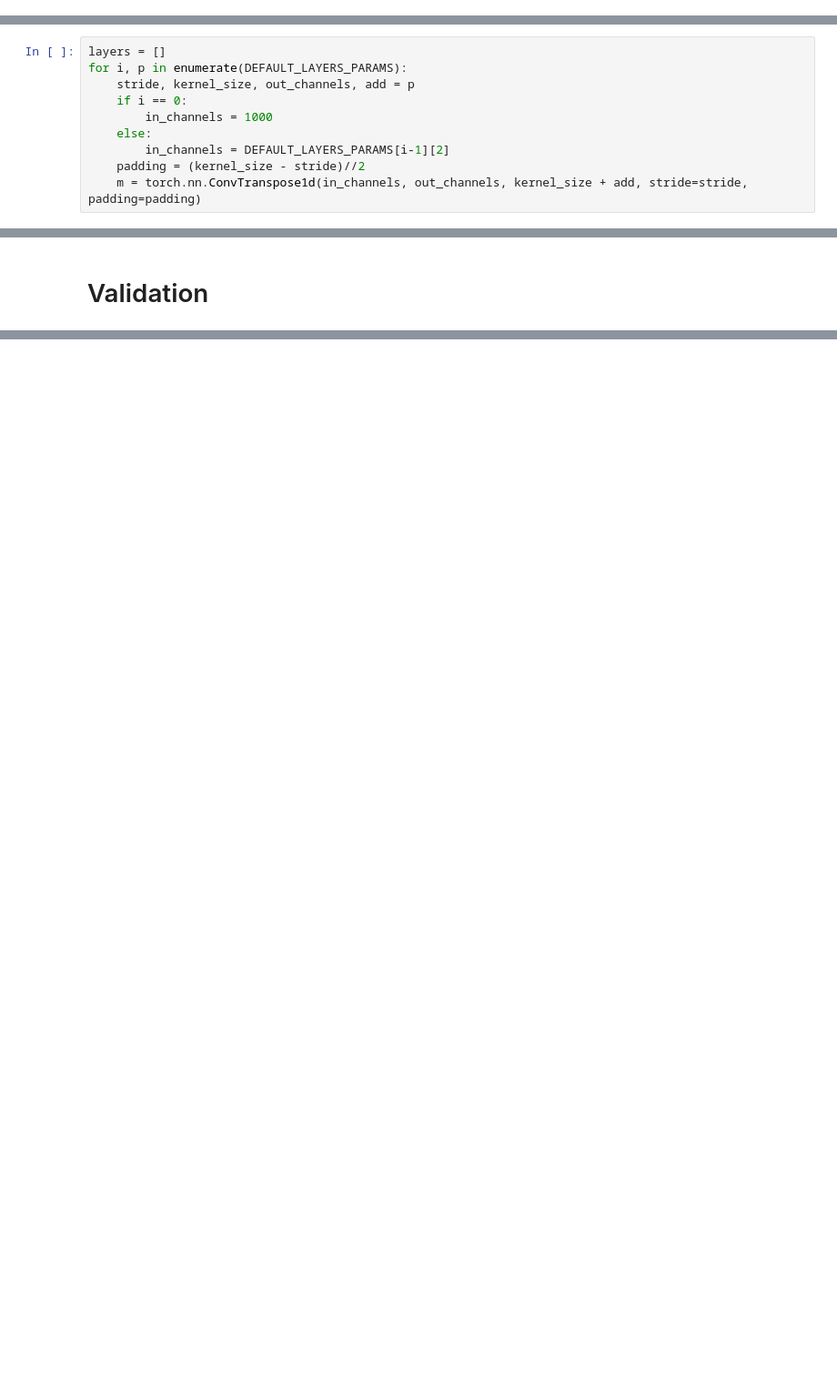
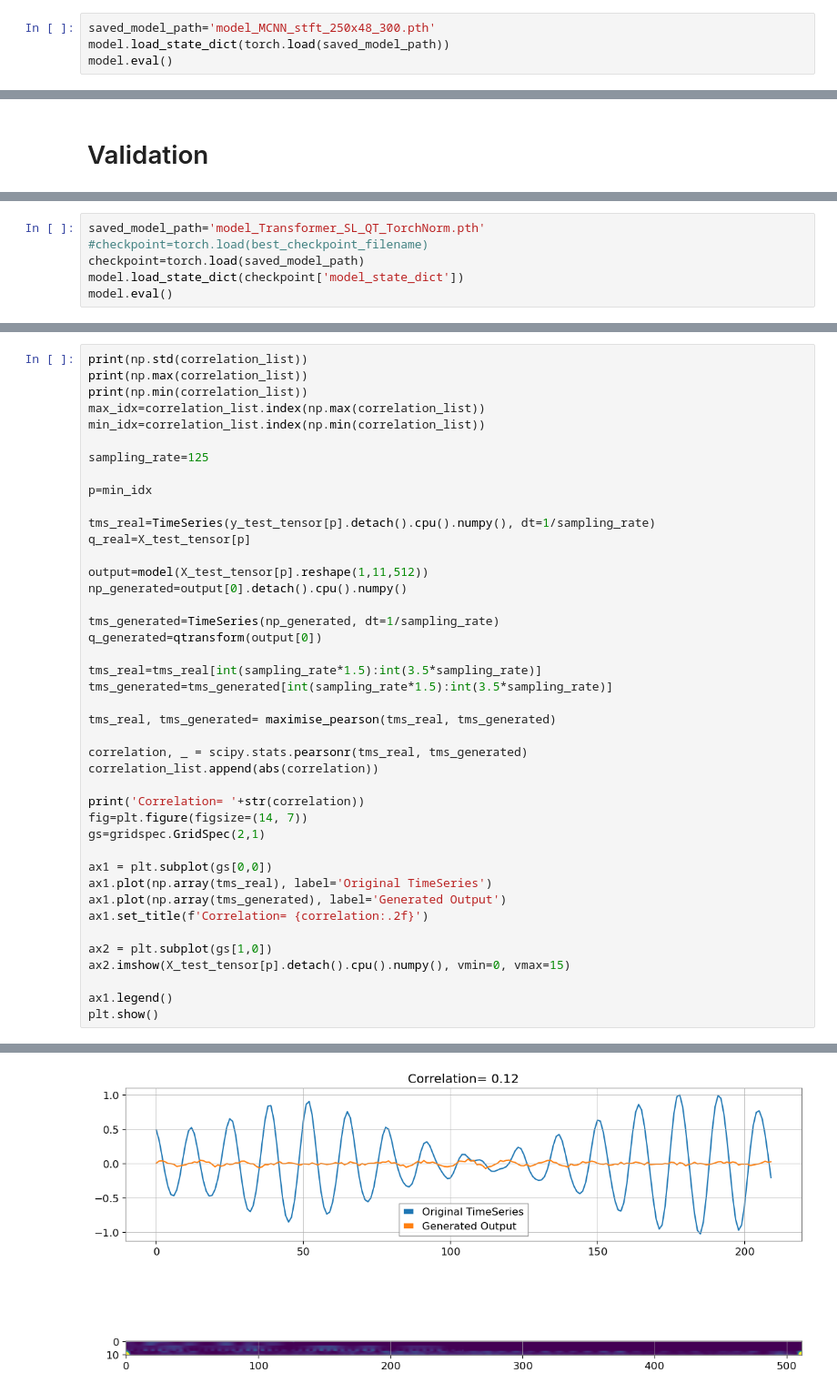
Before and after one commit to FrancescoSarandrea/Audio_GW, a Jupyter notebook: Spectrogram_Inversion.ipynb, the cells around one changed output, grey strips where cells are left out. Shown: that part at 91% size. Saved outputs shown, nothing was run; the diff lists cells and outputs as text; blank space fills up the shorter version.

Commit message:
latest updated version of the QT inversion code, it works with STFT in loss

```diff
--- a/Spectrogram_Inversion.ipynb
+++ b/Spectrogram_Inversion.ipynb
@@ -1173,2 +2637,6 @@ Step [30/30], Train Loss: 0.5290, Validation Loss: 0.6276
+# %%
+saved_model_path='model_MCNN_stft_250x48_300.pth'
+model.load_state_dict(torch.load(saved_model_path))
+model.eval()
 # %%
 out=model(X_test_tensor.cuda())
@@ -1219,10 +2701,0 @@ nan_inputs[0:2]
-# %%
-layers = []
-for i, p in enumerate(DEFAULT_LAYERS_PARAMS):
-    stride, kernel_size, out_channels, add = p
-    if i == 0:
-        in_channels = 1000
-    else:
-        in_channels = DEFAULT_LAYERS_PARAMS[i-1][2]
-    padding = (kernel_size - stride)//2
-    m = torch.nn.ConvTranspose1d(in_channels, out_channels, kernel_size + add, stride=stride, padding=padding)
@@ -1326,0 +2833,6 @@ np.mean(correlation_list)
+# %%
+saved_model_path='model_Transformer_SL_QT_TorchNorm.pth'
+#checkpoint=torch.load(best_checkpoint_filename)
+checkpoint=torch.load(saved_model_path)
+model.load_state_dict(checkpoint['model_state_dict'])
+model.eval()
@@ -1326,0 +2870,43 @@ np.mean(correlation_list)
+# %%
+print(np.std(correlation_list))
+print(np.max(correlation_list))
+print(np.min(correlation_list))
+max_idx=correlation_list.index(np.max(correlation_list))
+min_idx=correlation_list.index(np.min(correlation_list))
+
+sampling_rate=125
+
+p=min_idx
+
+tms_real=TimeSeries(y_test_tensor[p].detach().cpu().numpy(), dt=1/sampling_rate)
+q_real=X_test_tensor[p]
+
+output=model(X_test_tensor[p].reshape(1,11,512))
+np_generated=output[0].detach().cpu().numpy()
+
+tms_generated=TimeSeries(np_generated, dt=1/sampling_rate)
+q_generated=qtransform(output[0])
+
+tms_real=tms_real[int(sampling_rate*1.5):int(3.5*sampling_rate)]
+tms_generated=tms_generated[int(sampling_rate*1.5):int(3.5*sampling_rate)]
+
+tms_real, tms_generated= maximise_pearson(tms_real, tms_generated)
+
+correlation, _ = scipy.stats.pearsonr(tms_real, tms_generated)
+correlation_list.append(abs(correlation))
+
+print('Correlation= '+str(correlation))
+fig=plt.figure(figsize=(14, 7))
+gs=gridspec.GridSpec(2,1)
+
+ax1 = plt.subplot(gs[0,0])
+ax1.plot(np.array(tms_real), label='Original TimeSeries')
+ax1.plot(np.array(tms_generated), label='Generated Output')
+ax1.set_title(f'Correlation= {correlation:.2f}')
+
+ax2 = plt.subplot(gs[1,0])
+ax2.imshow(X_test_tensor[p].detach().cpu().numpy(), vmin=0, vmax=15)
+
+ax1.legend()
+plt.show()
+# %% [output]
@@ -1326,0 +2917 @@ np.mean(correlation_list)
+[figure, added]
```
Also changed, not shown: parts of 184 cells of this notebook.
